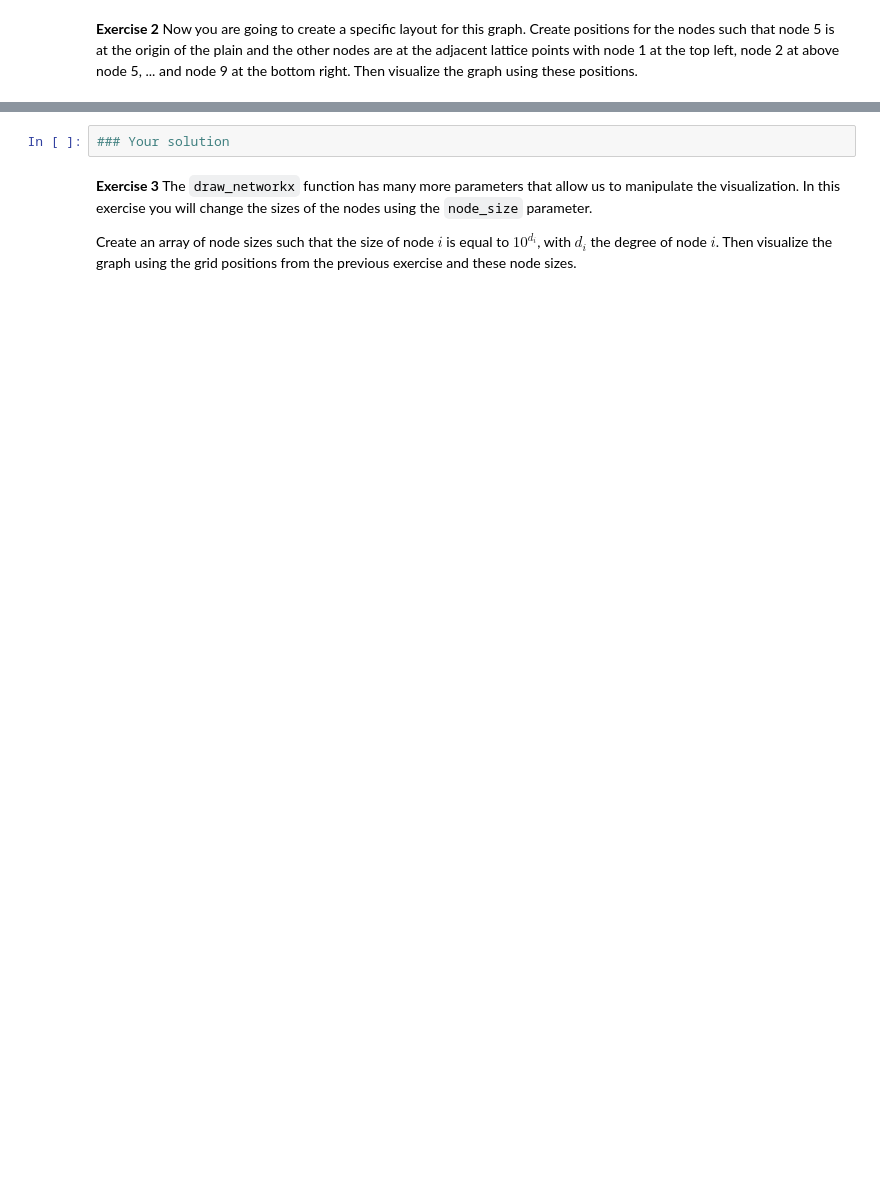
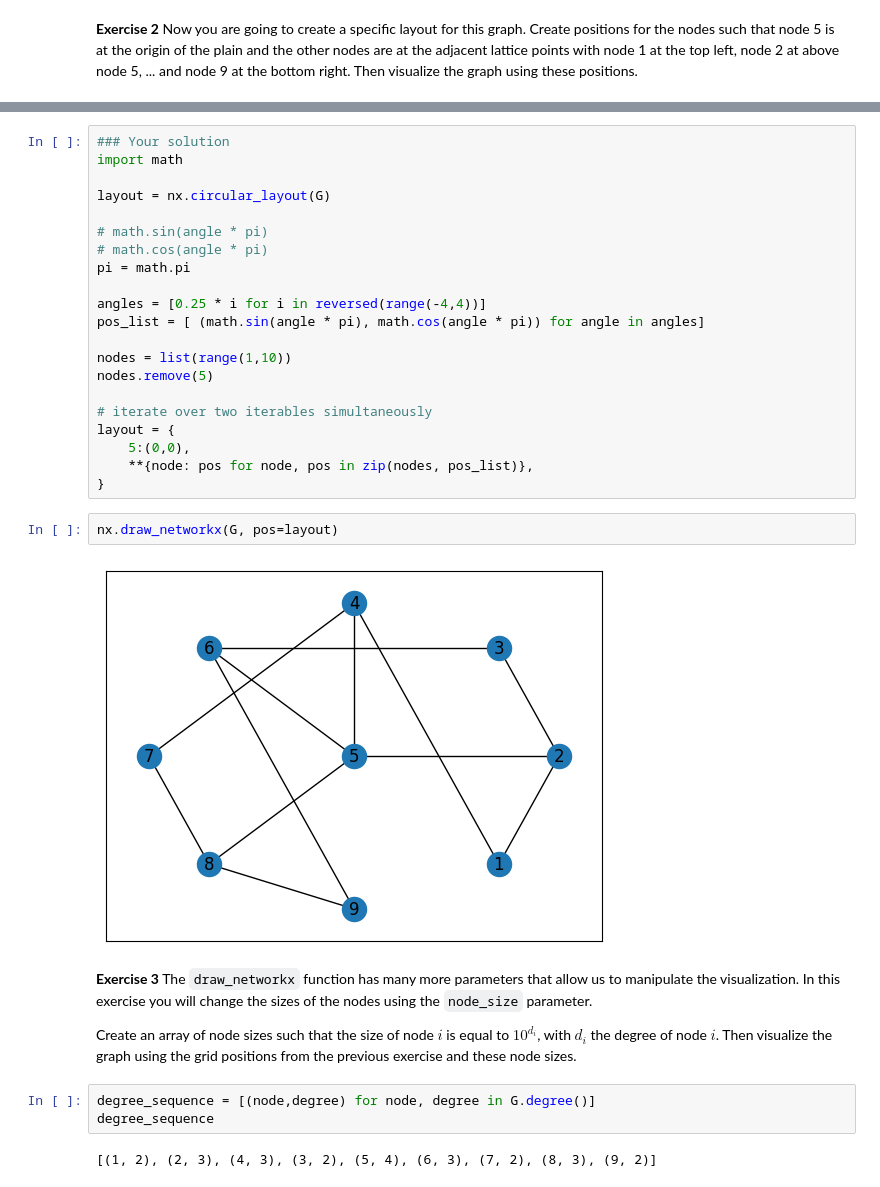
Before and after one commit to gitkeniwo/network-statistics-notebooks, a Jupyter notebook: Intro/Visualizing_Networks.ipynb, the cells around one changed output, grey strips where cells are left out. Saved outputs shown, nothing was run; the diff lists cells and outputs as text; blank space fills up the shorter version.

```diff
--- a/Intro/Visualizing_Networks.ipynb
+++ b/Intro/Visualizing_Networks.ipynb
@@ -87,8 +105,36 @@ G.add_edge(8,9)
 # %%
 ### Your solution
+import math
+
+layout = nx.circular_layout(G)
+
+# math.sin(angle * pi)
+# math.cos(angle * pi)
+pi = math.pi
+
+angles = [0.25 * i for i in reversed(range(-4,4))]
+pos_list = [ (math.sin(angle * pi), math.cos(angle * pi)) for angle in angles]
+
+nodes = list(range(1,10))
+nodes.remove(5)
+
+# iterate over two iterables simultaneously
+layout = {
+    5:(0,0),
+    **{node: pos for node, pos in zip(nodes, pos_list)},
+}
+# %%
+nx.draw_networkx(G, pos=layout)
+# %% [output]
+[figure, added]
 # %% [markdown]
 **Exercise 3** The `draw_networkx` function has many more parameters that allow us to manipulate the visualization. In this exercise you will change the sizes of the nodes using the `node_size` parameter.
 
 Create an array of node sizes such that the size of node $i$ is equal to $10^{d_i}$, with $d_i$ the degree of node $i$. Then visualize the graph using the grid positions from the previous exercise and these node sizes.
+# %%
+degree_sequence = [(node,degree) for node, degree in G.degree()]
+degree_sequence
+# %% [output]
+[(1, 2), (2, 3), (4, 3), (3, 2), (5, 4), (6, 3), (7, 2), (8, 3), (9, 2)]
 # %%
 ### Your solution
```
Also changed, not shown: parts of 8 cells of this notebook, 12 other files.
